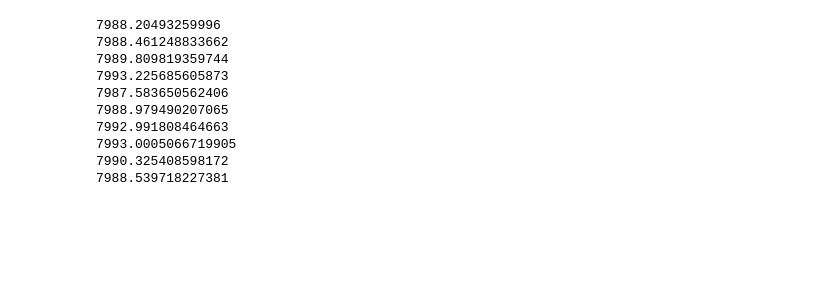
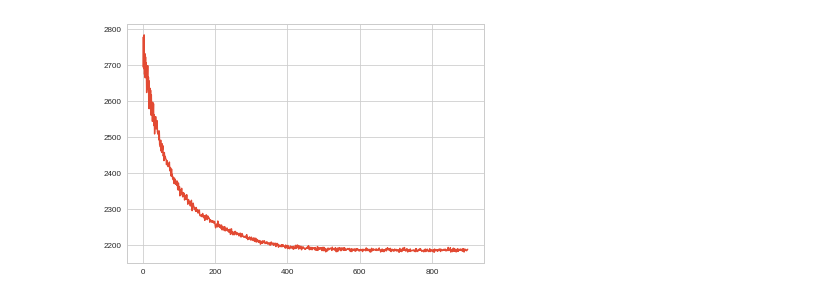
Before and after one commit to ctorney/vi-nsgp, a Jupyter notebook: synthetic-inference/inference.ipynb, the cells around one changed output. Drawn from its saved outputs; the diff is of its cells as text; code cells hidden in the pictures; blank space fills up the shorter version.

```diff
--- a/synthetic-inference/inference.ipynb
+++ b/synthetic-inference/inference.ipynb
@@ -117,7 +137,7 @@ plt.style.use('seaborn-whitegrid')
 # gpus = tf.config.experimental.list_physical_devices('GPU')
 # tf.config.experimental.set_memory_growth(gpus[0], True)
 # %%
-df = pd.read_csv('../data/ns_synthetic_data_indv_8.csv')
+df = pd.read_csv('../data/ns_synthetic_data_indv_1.csv')
 T = df['Time'].values[:,None]
 ID = df['ID'].values
 X = np.array(df['observations']).reshape(len(T),1)
@@ -382,30 +410,23 @@ loss = vgp.optimize(BATCH_SIZE, SEG_LENGTH, NUM_EPOCHS=500)
 # %%
 # def loss_calc(x_train_batch, y_train_batch):
 
 #     kl_weight = tf.reduce_sum(tf.ones_like(x_train_batch))/num_training_points_
 
 #     loss = vgp.variational_loss(observations=y_train_batch,observation_index_points=x_train_batch,kl_weight=kl_weight)
 #     return loss
 
 # num_sequential_samples=1
 # for i in range(10):
 
 #     batch_loss = 0.0
 #     for batch in dataset:
 #         for s in range(num_sequential_samples):
 #             loss = loss_calc(*batch)
 #             batch_loss += loss.numpy()
 #         batch_loss/=num_sequential_samples
 #     print(batch_loss)
+plt.plot(loss[100:])
+plt.show()
 # %% [output]
-7988.20493259996
-7988.461248833662
-7989.809819359744
-7993.225685605873
-7987.583650562406
-7988.979490207065
-7992.991808464663
-7993.0005066719905
-7990.325408598172
-7988.539718227381
+[figure, added]
 # %%
```
Also changed, not shown: parts of 19 cells of this notebook, 1 other file.
